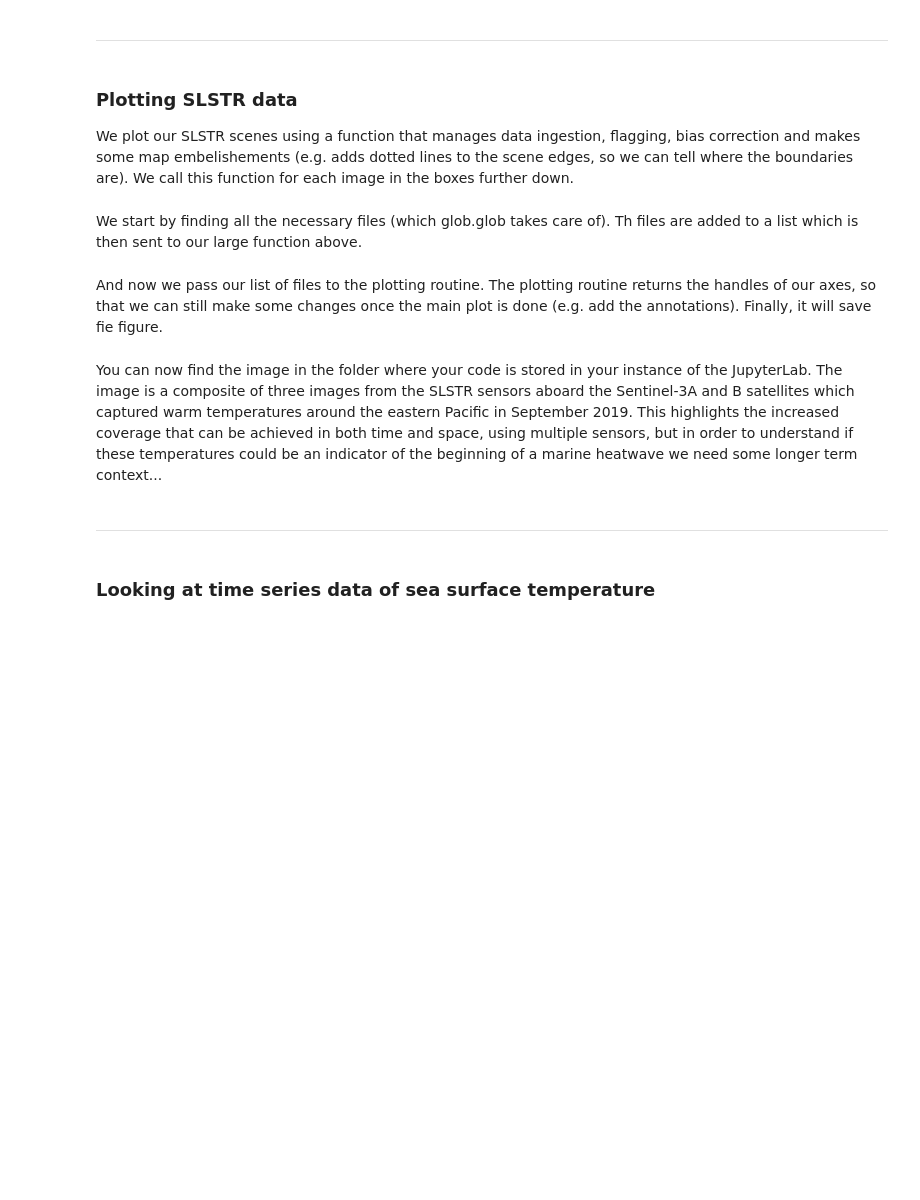
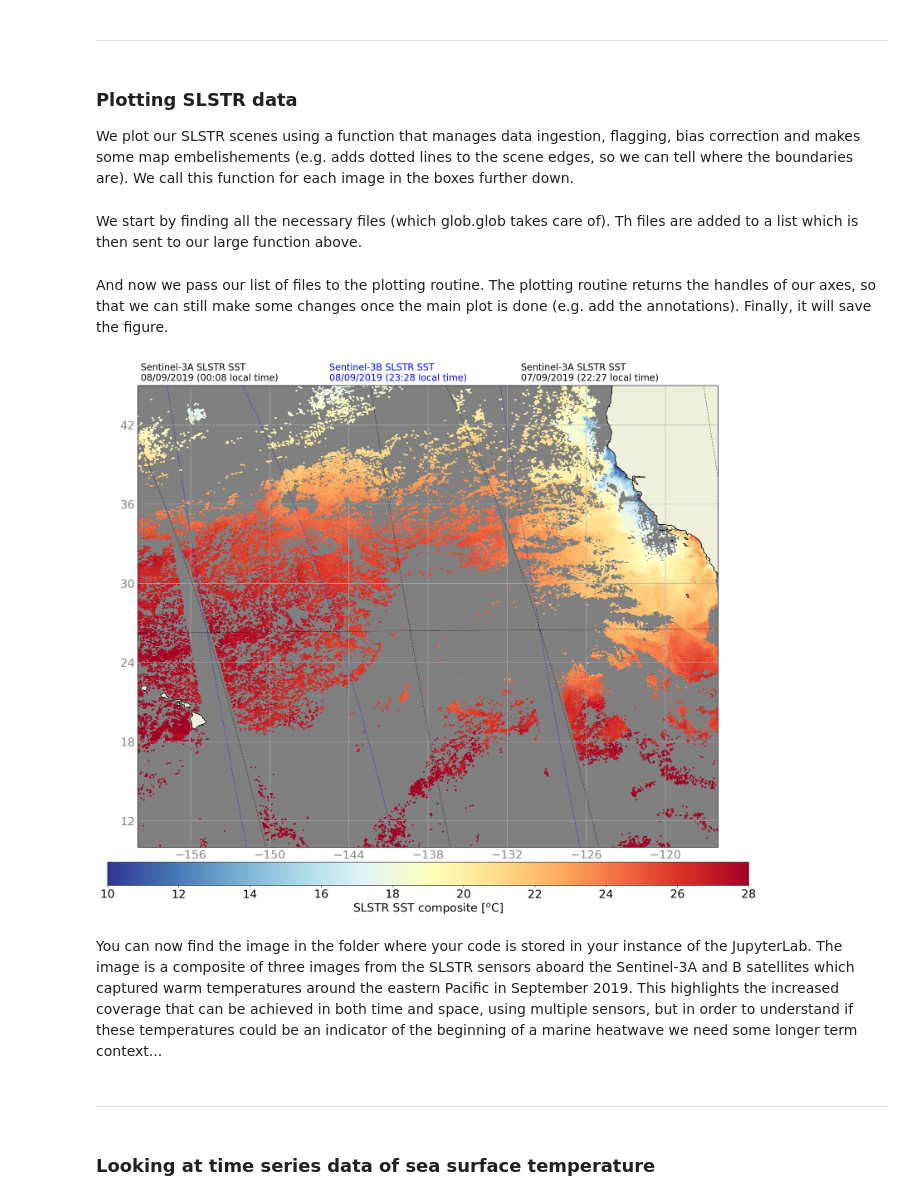
Before and after one commit to wekeo/DEFUNCT-wekeo-jupyter-lab, a Jupyter notebook: ocean/OceanCaseStudies/Marine_heatwaves_S3_CMEMS.ipynb, the cells around one changed output. Drawn from its saved outputs; the diff is of its cells as text; code cells hidden in the pictures; blank space fills up the shorter version.

```diff
--- a/ocean/OceanCaseStudies/Marine_heatwaves_S3_CMEMS.ipynb
+++ b/ocean/OceanCaseStudies/Marine_heatwaves_S3_CMEMS.ipynb
@@ -83,10 +80,14 @@ display(HTML('Your API key is: <b>'+api_key+'</b>'))
 # %%
 # where the data should be downloaded to:
-download_dir_path = os.getcwd()
+download_dir_path = os.path.join(os.getcwd(),'products')
 # where we can find our data query form:
 JSON_query_dir = os.path.join(os.getcwd(),'JSON_templates','mhw')
 # HDA-API loud and noisy?
 verbose = False
+
+# make the output directory if required
+if not os.path.exists(download_dir_path):
+    os.makedirs(download_dir_path)
 # %% [markdown]
 Now we are ready to get our data.
 # %%
@@ -156,9 +163,9 @@ We plot our SLSTR scenes using a function that manages data ingestion, flagging,
 def make_SLSTR_composite_plot(nc_files, plot_extents=None, fsz=20,\
                               land_resolution='50m', vmin=10, vmax=28,\
                               xsize=20, ysize=16, dpi=150, QMASK=4,\
-                              cmap=plt.cm.RdYlBu_r):
+                              cmap=plt.cm.RdYlBu_r, grid_factor=None):
     '''
-     Plots SLSTR images from n input files, will overay first to last.
+     Plots SLSTR images from n-input files, will overay first to last.
     '''
     # get cartopy land layers
     land_poly = cfeature.NaturalEarthFeature('physical', 'land', land_resolution,
@@ -176,7 +183,6 @@ def make_SLSTR_composite_plot(nc_files, plot_extents=None, fsz=20,\
     # setup plot 1
     axes_m = plt.subplot(gs[0,0], projection=ccrs.PlateCarree())
     axes_m.background_patch.set_facecolor('0.5')
-
 
     if plot_extents:
         axes_m.set_extent(plot_extents, ccrs.PlateCarree())
@@ -205,6 +211,12 @@ def make_SLSTR_composite_plot(nc_files, plot_extents=None, fsz=20,\
 
         # flag data
         SST_C[QUALITY_LEVEL<=QMASK] = np.nan
+
+        # reduce image
+        if grid_factor:
+            LON = img.reduce_image(LON, grid_factor=grid_factor)
+            LAT = img.reduce_image(LAT, grid_factor=grid_factor)
+            SST_C = img.reduce_image(SST_C, grid_factor=grid_factor)
 
         # plot the SST field
         p1 = axes_m.pcolormesh(LON, LAT, SST_C, cmap=cmap,\
@@ -260,35 +272,37 @@ figure_font_size = 20
 plot_extents = [-160, -116, 10, 45]
 vmin = 10
 vmax = 28
-
+grid_factor = 10 #sub-sample to reduce plot resolution
 # get the files
 SLSTR_files = glob.glob(os.path.join(download_dir_path,'S3*WST*201909*','*.nc'))
 # %% [markdown]
-And now we pass our list of files to the plotting routine. The plotting routine returns the handles of our axes, so that we can still make some changes once the main plot is done (e.g. add the annotations). Finally, it will save fie figure.
+And now we pass our list of files to the plotting routine. The plotting routine returns the handles of our axes, so that we can still make some changes once the main plot is done (e.g. add the annotations). Finally, it will save the figure.
 # %%
 # make the plot: we will call this as a function as in contains a 'for' loop to make the plot
 fig, axis, colbar = make_SLSTR_composite_plot(SLSTR_files, plot_extents=plot_extents,\
-                                              fsz=figure_font_size, vmin=vmin, vmax=vmax)
+                                              fsz=figure_font_size, vmin=vmin, vmax=vmax, grid_factor=grid_factor)
 
 # add some embellishments
 plt.sca(axis)
 
 label='Sentinel-3A SLSTR SST\n07/09/2019 (22:27 local time)'
 txt = plt.annotate(label, xy=(0.66, 1.01), xycoords='axes fraction',\
                size=figure_font_size/1.25,
                color='k', zorder=100, annotation_clip=False)
 
 label='Sentinel-3A SLSTR SST\n08/09/2019 (00:08 local time)'
 txt = plt.annotate(label, xy=(0.005, 1.01), xycoords='axes fraction',\
                size=figure_font_size/1.25,
                color='k', zorder=100, annotation_clip=False)
 
 label='Sentinel-3B SLSTR SST\n08/09/2019 (23:28 local time)'
 txt = plt.annotate(label, xy=(0.33, 1.01), xycoords='axes fraction',\
                size=figure_font_size/1.25,
                color='b', zorder=100, annotation_clip=False)
 
 plt.savefig('SLSTR_All_SST_California_20190909.png',bbox_inches='tight')
+# %% [output]
+[figure, added]
 # %% [markdown]
 You can now find the image in the folder where your code is stored in your instance of the JupyterLab. The image is a composite of three images from the SLSTR sensors aboard the Sentinel-3A and B satellites which captured warm temperatures around the eastern Pacific in September 2019. This highlights the increased coverage that can be achieved in both time and space, using multiple sensors, but in order to understand if these temperatures could be an indicator of the beginning of a marine heatwave we need some longer term context...
 # %% [markdown]
```
Also changed, not shown: parts of 13 cells of this notebook, 11 other files.
